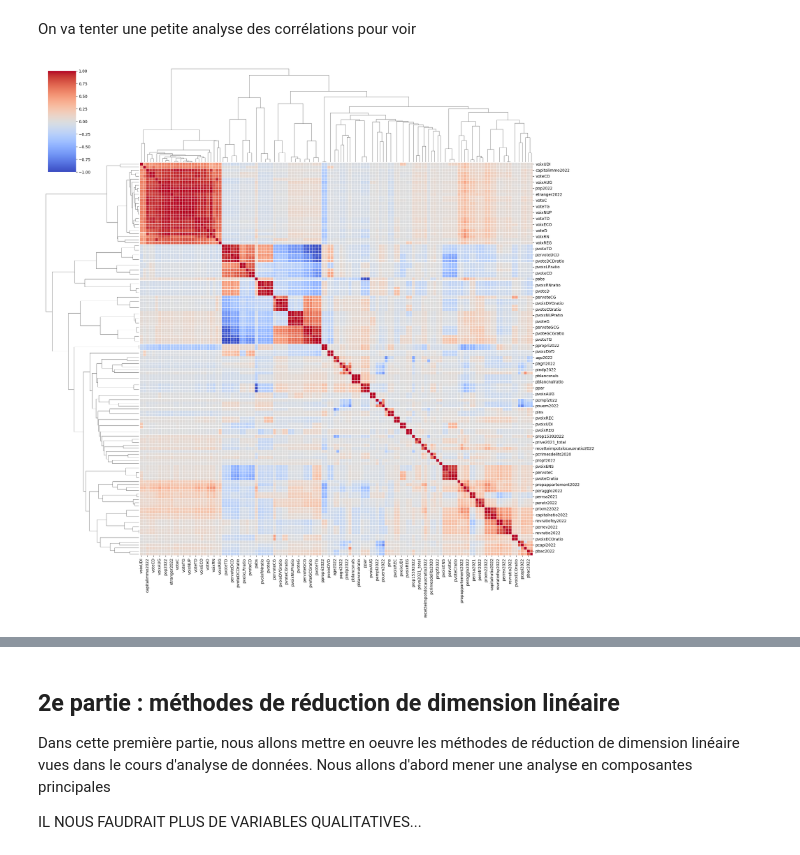
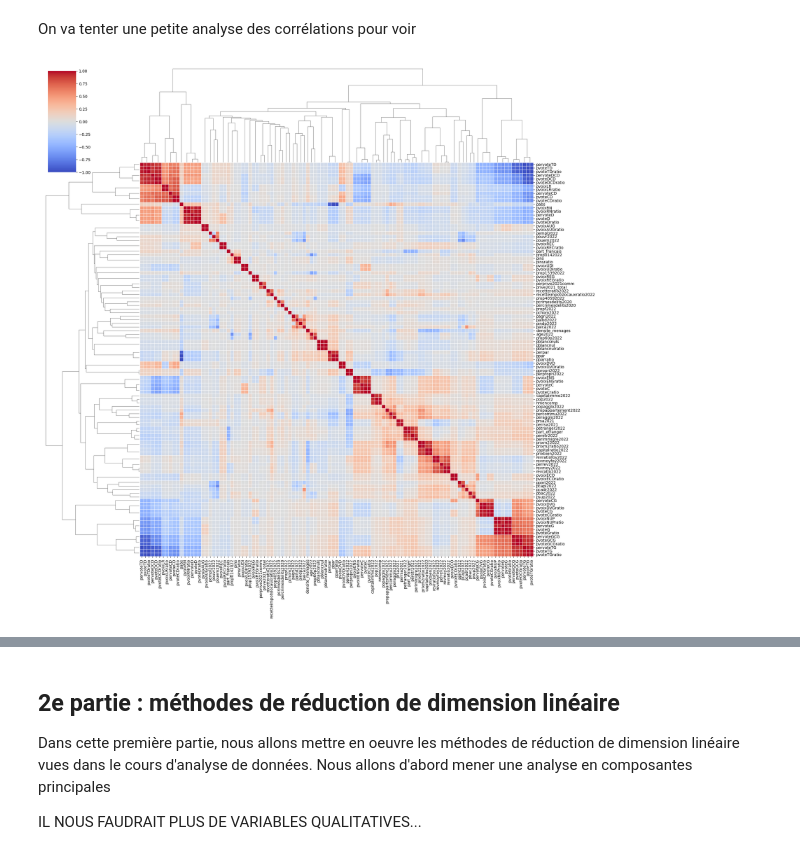
Before and after one commit to clelia24/AD_projet, a Jupyter notebook: notebook d'analyse.ipynb, the cells around one changed output, grey strips where cells are left out. Drawn from its saved outputs; the diff is of its cells as text; code cells hidden in the pictures.

Commit message:
drop colonnes voix

```diff
--- a/notebook d'analyse.ipynb
+++ b/notebook d'analyse.ipynb
@@ -210,8 +212,15 @@ cols_to_drop = [
     "pisf2017"
 ]
 
+#ça c'est pour enlever toutes les colonnes qui commencent par voix ou par vote
+raw_votes_cols = [col for col in data.columns if col.startswith('voix') or col.startswith('vote')]
 
-data = data.drop(cols_to_drop, axis=1)
+
+total_drop = cols_to_drop + raw_votes_cols
+
+
+data = data.drop(total_drop, axis=1, errors='ignore')
+
 
 display(
     data.head().style.background_gradient(cmap="BuPu")
@@ -235,3 +246,22 @@ category
+# %%
+data['part_etranger'] = data['etranger2022'] / data['pop2022']
+data['part_francais'] = data['francais2022'] / data['pop2022']
+data['densite_menages'] = data['nmen'] / data['pop2022']
+
+vols_to_drop = [
+    "etranger2022",
+    "francais2022",
+    "electeurs2022",
+    "nmen",             # Nombre de ménages
+    'prixm',
+    'capitalimmo2022'
+    #"nmencomp73",
+    #"prive2021_total",  # Effectif privé brut
+    #"pins14",           # Probablement les inscrits bruts
+    "popagglo2022"
+]
+
+data = data.drop(vols_to_drop, axis=1, errors='ignore')
 # %% [markdown]
 ## 1re partie : Analyse exploratoire
 
@@ -268,21 +298,23 @@ On va tenter une petite analyse des corrélations pour voir
 # %%
 data_pd = data.select_dtypes(include='number')
 
 # 2. Calcul de la corrélation (Pandas gère les NA par paire automatiquement)
 corr_pd = data_pd.corr()
 
 # 3. Sécurité : on remplace par 0 les NaN qui apparaîtraient si une variable a une variance nulle
 corr_pd = corr_pd.fillna(0)
 
 # 4. Génération du graphique
 sns.clustermap(
     corr_pd,
     annot=False,
     cmap='coolwarm',
     vmax=1, vmin=-1,
     figsize=(20, 20),
-    linewidths=.5
+    linewidths=.5,
+    xticklabels=True,
+    yticklabels=True
 )
 plt.show()
 # %% [output]
-[figure, old version]
+[figure, new version]
```
Also changed, not shown: parts of 7 cells of this notebook.
